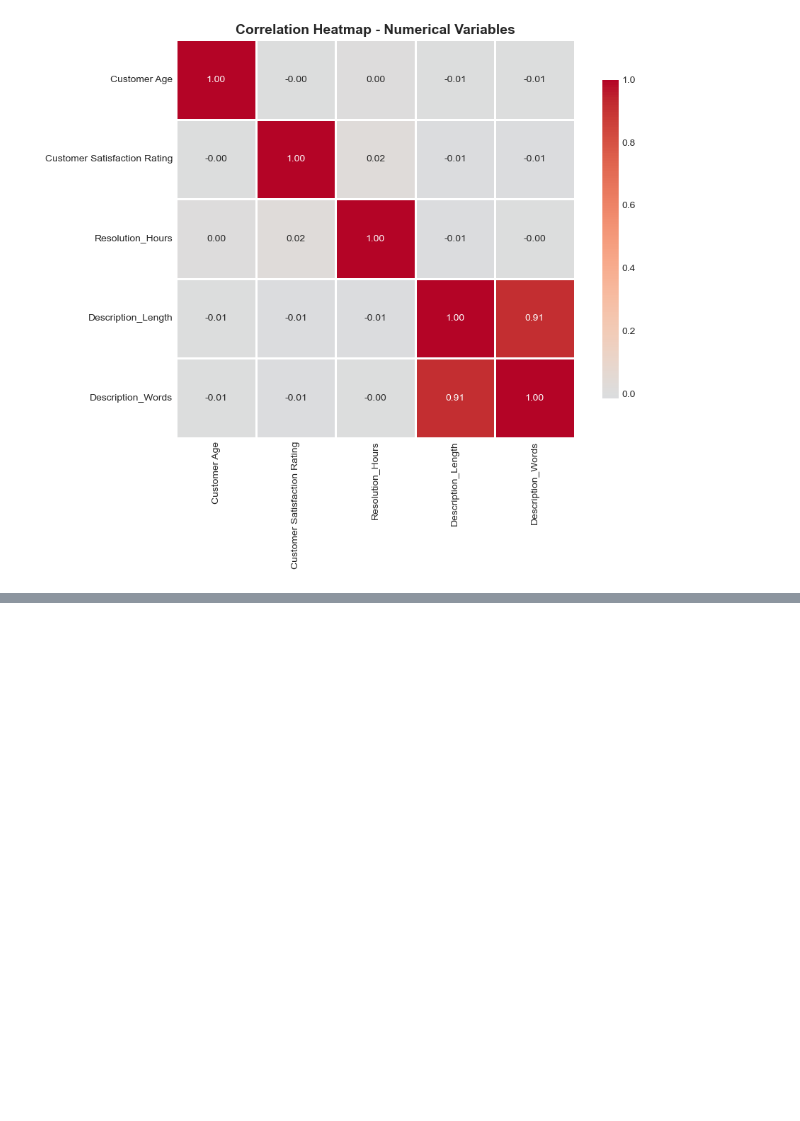
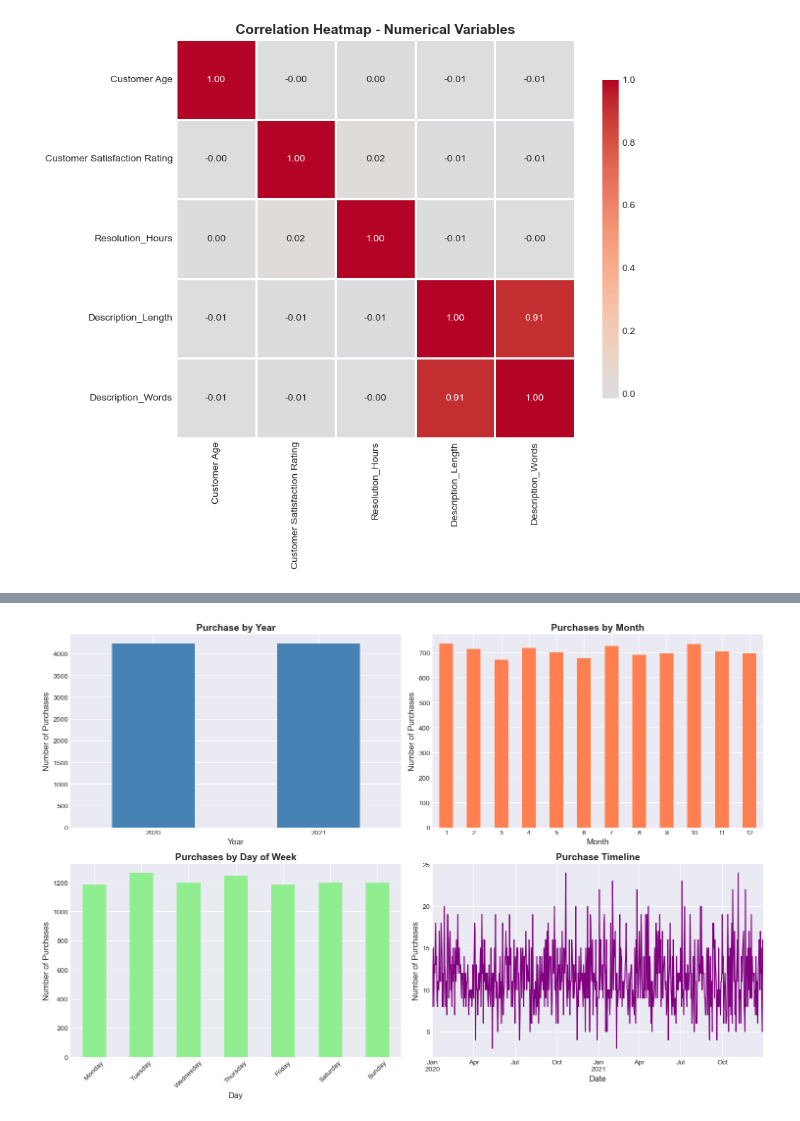
Before and after one commit to HoodaVishal/Intelligent-Customer-Support-System, a Jupyter notebook: notebooks/01_Data_Exploration.ipynb, the cells around one changed output, grey strips where cells are left out. Drawn from its saved outputs; the diff is of its cells as text; code cells hidden in the pictures; blank space fills up the shorter version.

```diff
--- a/notebooks/01_Data_Exploration.ipynb
+++ b/notebooks/01_Data_Exploration.ipynb
@@ -818,3 +818,72 @@ Resolution_Hours                         -0.003
 Description_Length                        0.913
 Description_Words                         1.000
 [figure]
+# %%
+# Date Analysis
+print('=' * 70)
+print('DATE ANALYSIS')
+print('=' * 70)
+
+if 'Date of Purchase' in tickets.columns:
+    # Convert to datetime
+    tickets['Date of Purchase'] = pd.to_datetime(tickets['Date of Purchase'], errors = 'coerce')
+
+    # Extract date components
+    tickets['Purchase Year'] = tickets['Date of Purchase'].dt.year
+    tickets['Purchase Month'] = tickets['Date of Purchase'].dt.month
+    tickets['Purchase Day'] = tickets['Date of Purchase'].dt.day
+    tickets['Purchase Day of Week'] = tickets['Date of Purchase'].dt.day_name()
+
+    print('Purchase Date Range:')
+    print(f"Earliest: {tickets['Date of Purchase'].min()}")
+    print(f"Latest: {tickets['Date of Purchase'].max()}")
+
+    # Year distribution
+    print("Purchases by Year:")
+    year_counts = tickets['Purchase Year'].value_counts().sort_index()
+    print(year_counts)
+    print()
+
+    # Month distribution
+    print('Purchases by Month:')
+    month_counts = tickets['Purchase Month'].value_counts().sort_index()
+    print(month_counts)
+    print()
+
+    # Visualization
+    fig, axes = plt.subplots(2, 2, figsize = (15, 10))
+
+    # Purchase by Year
+    year_counts.plot(kind = 'bar', ax = axes[0, 0], color = 'steelblue')
+    axes[0, 0].set_title('Purchase by Year', fontsize = 14, fontweight = 'bold')
+    axes[0, 0].set_xlabel('Year', fontsize = 12)
+    axes[0, 0].set_ylabel('Number of Purchases', fontsize = 12)
+    axes[0, 0].tick_params(axis = 'x', rotation = 0)
+
+    # Purchase by Month
+    month_counts.plot(kind = 'bar', ax = axes[0, 1], color = 'coral')
+    axes[0, 1].set_title('Purchases by Month', fontsize = 14, fontweight = 'bold')
+    axes[0, 1].set_xlabel('Month', fontsize = 12)
+    axes[0, 1].set_ylabel('Number of Purchases', fontsize = 12)
+    axes[0, 1].tick_params(axis = 'x', rotation = 0)
+
+    # Purcahses by day of week
+    dow_counts = tickets['Purchase Day of Week'].value_counts()
+    dow_order = ['Monday', 'Tuesday', 'Wednesday', 'Thursday', 'Friday', 'Saturday', 'Sunday']
+    dow_counts = dow_counts.reindex([d for d in dow_order if d in dow_counts.index])
+    dow_counts.plot(kind = 'bar', ax = axes[1, 0], color = 'lightgreen')
+    axes[1, 0].set_title('Purchases by Day of Week', fontsize = 14, fontweight = 'bold')
+    axes[1, 0].set_xlabel('Day', fontsize = 12)
+    axes[1, 0].set_ylabel('Number of Purchases', fontsize = 12)
+    axes[1, 0].tick_params(axis = 'x', rotation = 45)
+
+    # Timeline
+    purchase_timeline = tickets.groupby('Date of Purchase').size()
+    purchase_timeline.plot(ax = axes[1, 1], color = 'purple')
+    axes[1, 1].set_title('Purchase Timeline', fontsize = 14, fontweight = 'bold')
+    axes[1, 1].set_xlabel('Date', fontsize = 12)
+    axes[1, 1].set_ylabel('Number of Purchases', fontsize = 12)
+
+    plt.tight_layout()
+    plt.show()
+# %% [output]
@@ -820,0 +907 @@ Description_Words                         1.000
+[figure, added]
```
Also changed, not shown: parts of 4 cells of this notebook.
